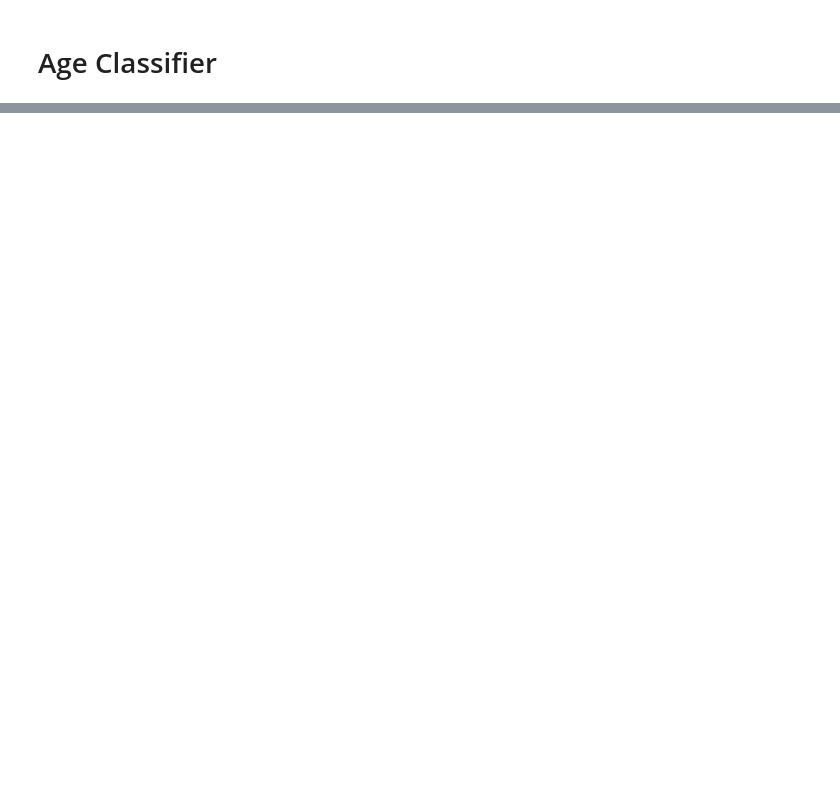
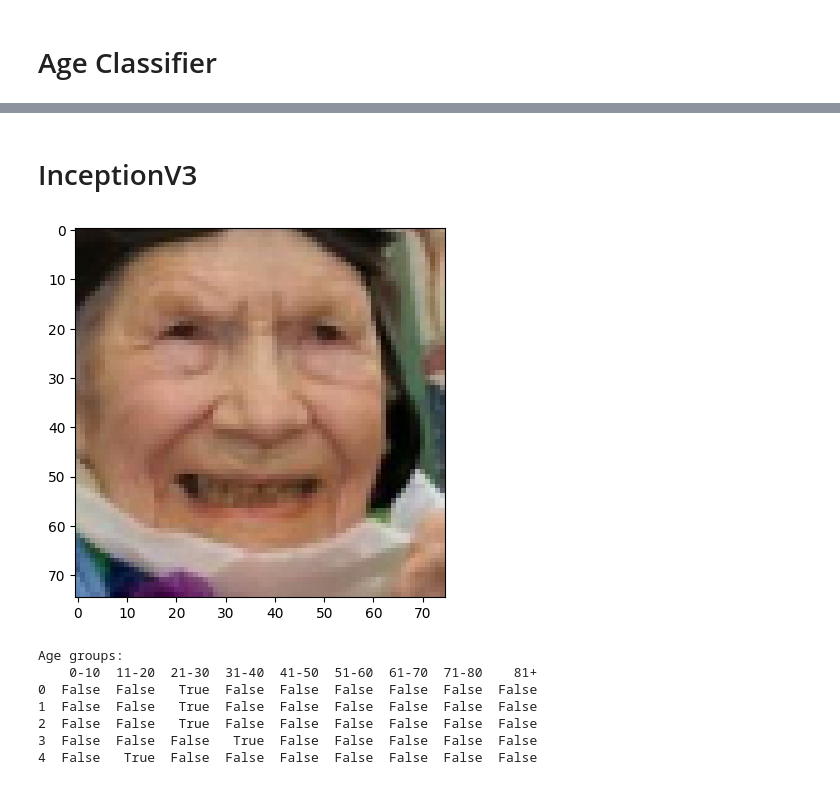
Before and after one commit to mortgad/DLVR, a Jupyter notebook: kaggle.ipynb, the cells around one changed output, grey strips where cells are left out. Drawn from its saved outputs; the diff is of its cells as text; code cells hidden in the pictures; blank space fills up the shorter version.

```diff
--- a/kaggle.ipynb
+++ b/kaggle.ipynb
@@ -282,0 +344,17 @@ plt.show()
+# %% [markdown]
+# InceptionV3
+# %%
+images, ages, genders, ethnicity = get_data(files=files, image_size=(75,75))
+sample = images[500]
+features = preprocess_features(size = size, sample = sample, images = images)
+age_groups = get_age_groups(ages=ages)
+x_train, x_test, y_train, y_test = train_test_split(features, age_groups, test_size=0.2,shuffle  = True)
+# %% [output]
+[figure, added]
+Age groups:
+    0-10  11-20  21-30  31-40  41-50  51-60  61-70  71-80    81+
+0  False  False   True  False  False  False  False  False  False
+1  False  False   True  False  False  False  False  False  False
+2  False  False   True  False  False  False  False  False  False
+3  False  False  False   True  False  False  False  False  False
+4  False   True  False  False  False  False  False  False  False
```
Also changed, not shown: parts of 30 cells of this notebook.
